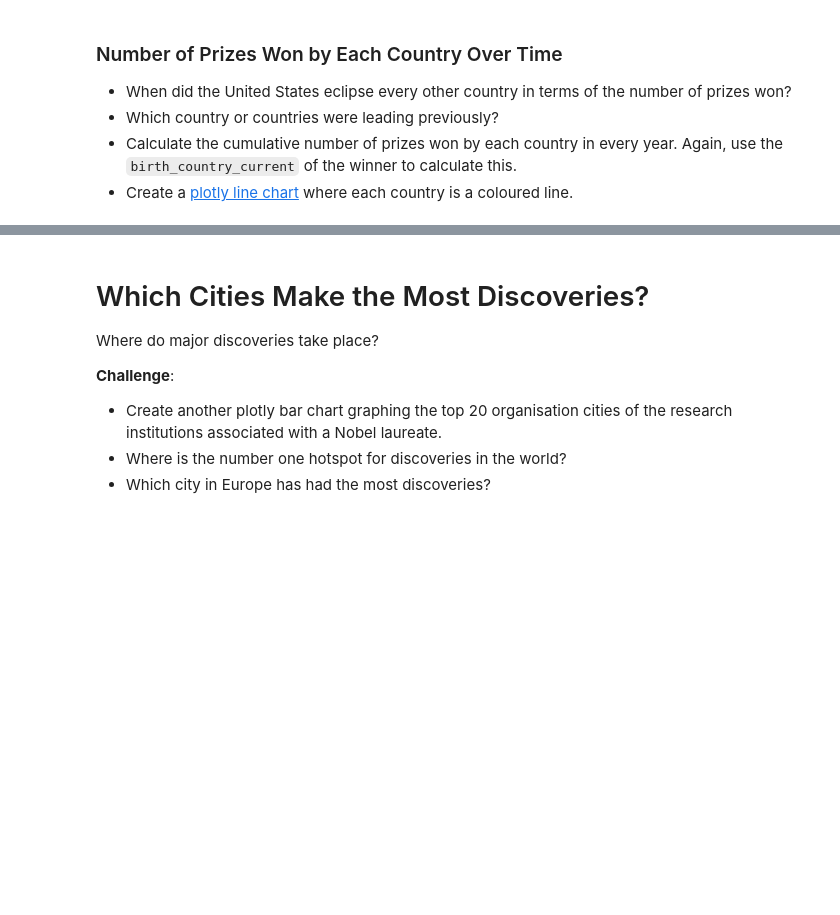
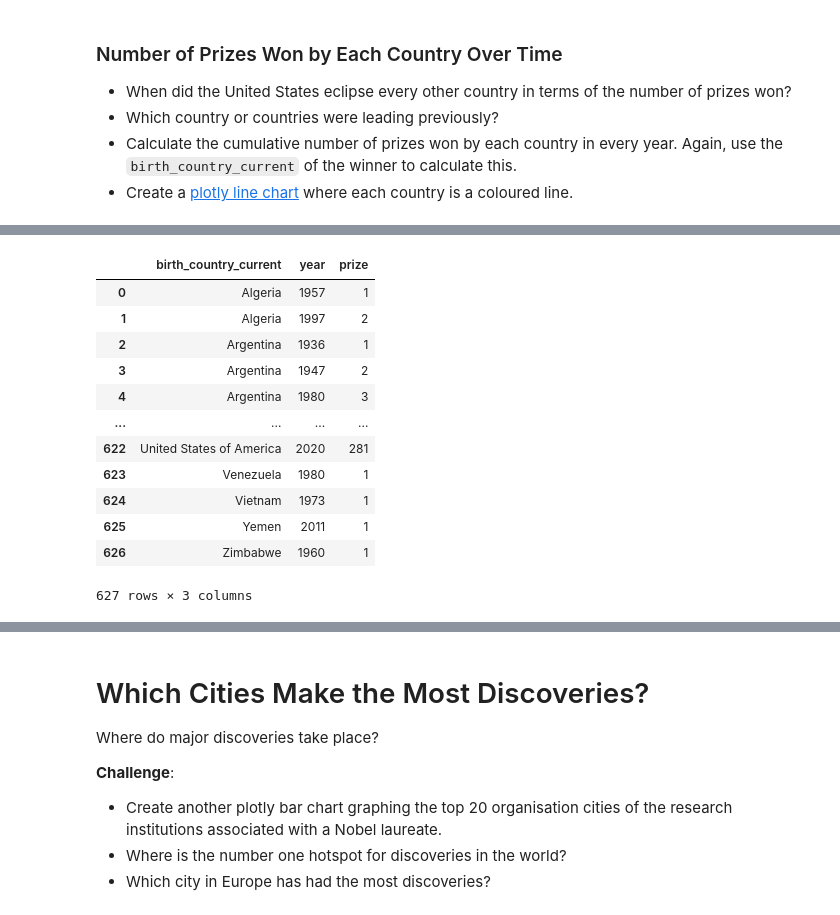
Before and after one commit to Xor01/Analyze-NobelPrize-dataset, a Jupyter notebook: Nobel_Prize_Analysis.ipynb, the cells around one changed output, grey strips where cells are left out. Drawn from its saved outputs; the diff is of its cells as text; code cells hidden in the pictures; blank space fills up the shorter version.

```diff
--- a/Nobel_Prize_Analysis.ipynb
+++ b/Nobel_Prize_Analysis.ipynb
@@ -477,0 +496,3 @@ cat_bar.update_layout(
+# %%
+cumulative_prizes = prize_by_year.groupby(['birth_country_current', 'year']).sum().groupby(level=[0]).cumsum()
+cumulative_prizes
@@ -477,0 +514,18 @@ cat_bar.update_layout(
+# %%
+cumulative_prizes.reset_index(inplace=True)
+# %%
+cumulative_prizes
+# %% [output]
+|  | birth_country_current | year | prize |
+| 0 | Algeria | 1957 | 1 |
+| 1 | Algeria | 1997 | 2 |
+| 2 | Argentina | 1936 | 1 |
+| 3 | Argentina | 1947 | 2 |
+| 4 | Argentina | 1980 | 3 |
+| ... | ... | ... | ... |
+| 622 | United States of America | 2020 | 281 |
+| 623 | Venezuela | 1980 | 1 |
+| 624 | Vietnam | 1973 | 1 |
+| 625 | Yemen | 2011 | 1 |
+| 626 | Zimbabwe | 1960 | 1 |
+627 rows × 3 columns
```
Also changed, not shown: parts of 4 cells of this notebook.
